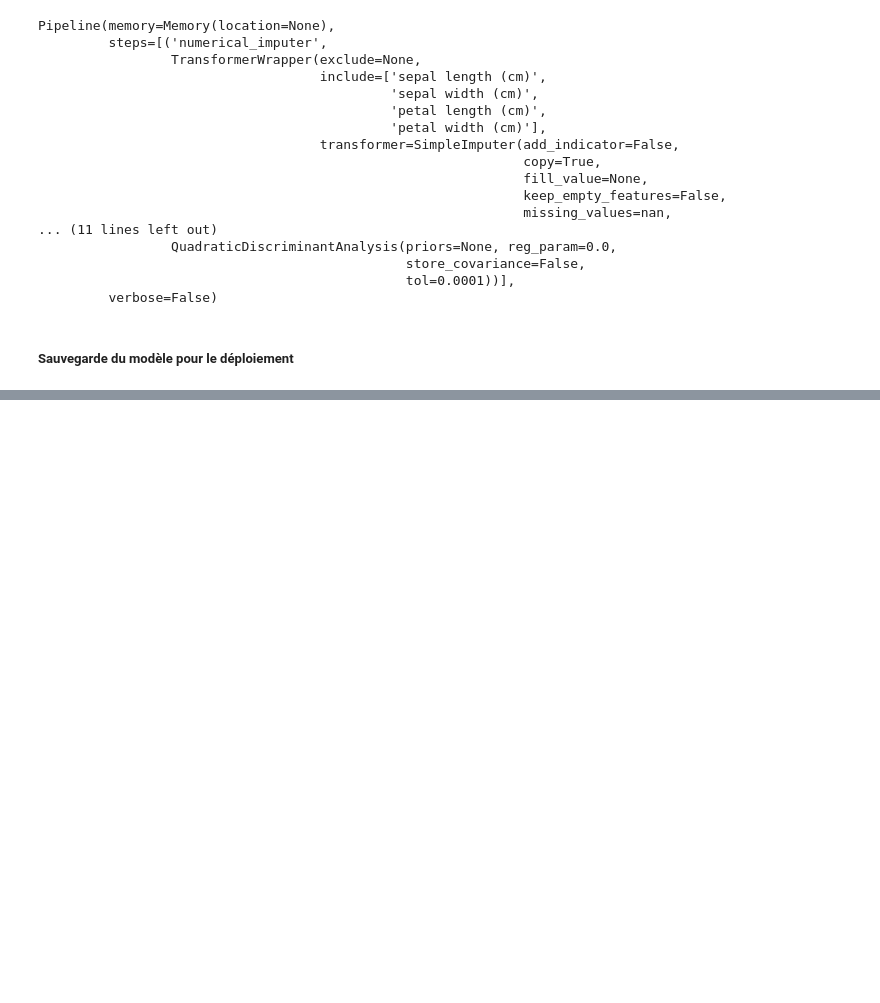
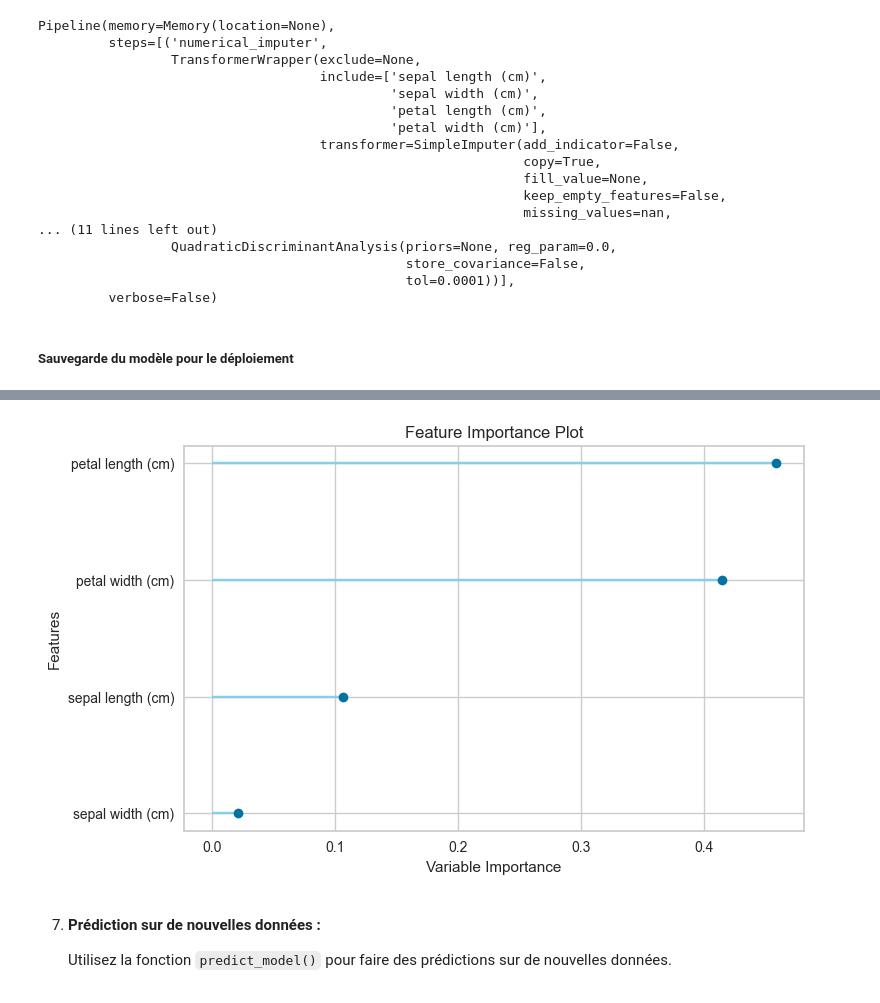
Before and after one commit to Melobgn/Veille-algorithmes-ML, a Jupyter notebook: support_vector_machines/cours_pycaret.ipynb, the cells around one changed output, grey strips where cells are left out. Saved outputs shown, nothing was run; the diff lists cells and outputs as text; code cells hidden in the pictures; blank space fills up the shorter version.

```diff
--- a/support_vector_machines/cours_pycaret.ipynb
+++ b/support_vector_machines/cours_pycaret.ipynb
@@ -355,0 +442,3 @@ Pipeline(memory=Memory(location=None),
+# %%
+plot_model(rf_model, plot="feature")
+# %% [output]
@@ -355,0 +446,5 @@ Pipeline(memory=Memory(location=None),
+[figure, added]
+# %% [markdown]
+7. **Prédiction sur de nouvelles données :**
+
+   Utilisez la fonction `predict_model()` pour faire des prédictions sur de nouvelles données.
```
Also changed, not shown: parts of 33 cells of this notebook, 4 other files.
